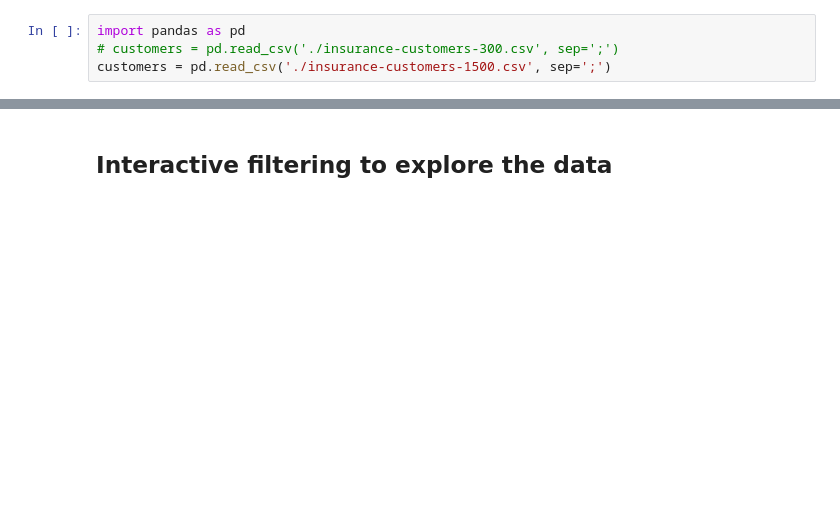
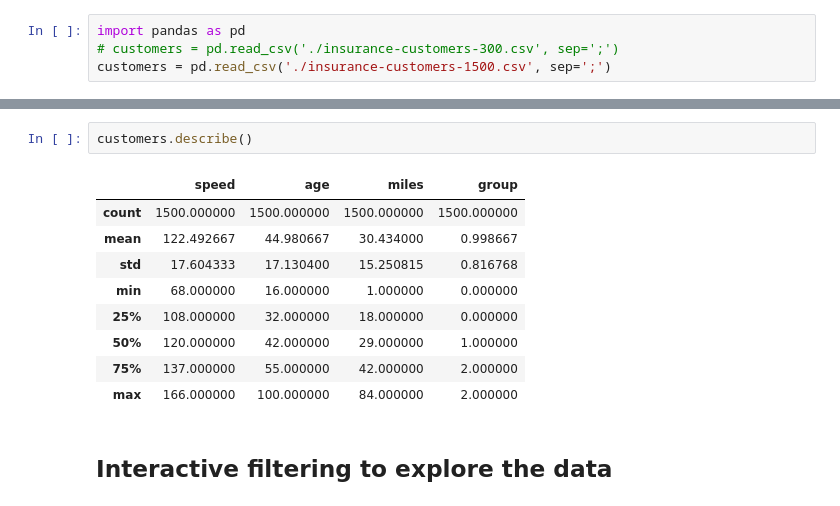
Before and after one commit to DJCordhose/data-viz, a Jupyter notebook: notebooks/4-2-altair-car-insurance-crossfilter.ipynb, the cells around one changed output, grey strips where cells are left out. Saved outputs shown, nothing was run; the diff lists cells and outputs as text; blank space fills up the shorter version.

```diff
--- a/notebooks/4-2-altair-car-insurance-crossfilter.ipynb
+++ b/notebooks/4-2-altair-car-insurance-crossfilter.ipynb
@@ -32,3 +36,15 @@ customers.head()
+# %%
+customers.describe()
+# %% [output]
+|  | speed | age | miles | group |
+| count | 1500.000000 | 1500.000000 | 1500.000000 | 1500.000000 |
+| mean | 122.492667 | 44.980667 | 30.434000 | 0.998667 |
+| std | 17.604333 | 17.130400 | 15.250815 | 0.816768 |
+| min | 68.000000 | 16.000000 | 1.000000 | 0.000000 |
+| 25% | 108.000000 | 32.000000 | 18.000000 | 0.000000 |
+| 50% | 120.000000 | 42.000000 | 29.000000 | 1.000000 |
+| 75% | 137.000000 | 55.000000 | 42.000000 | 2.000000 |
+| max | 166.000000 | 100.000000 | 84.000000 | 2.000000 |
 # %% [markdown]
 ## Interactive filtering to explore the data
 # %%
```
Also changed, not shown: parts of 5 cells of this notebook.
